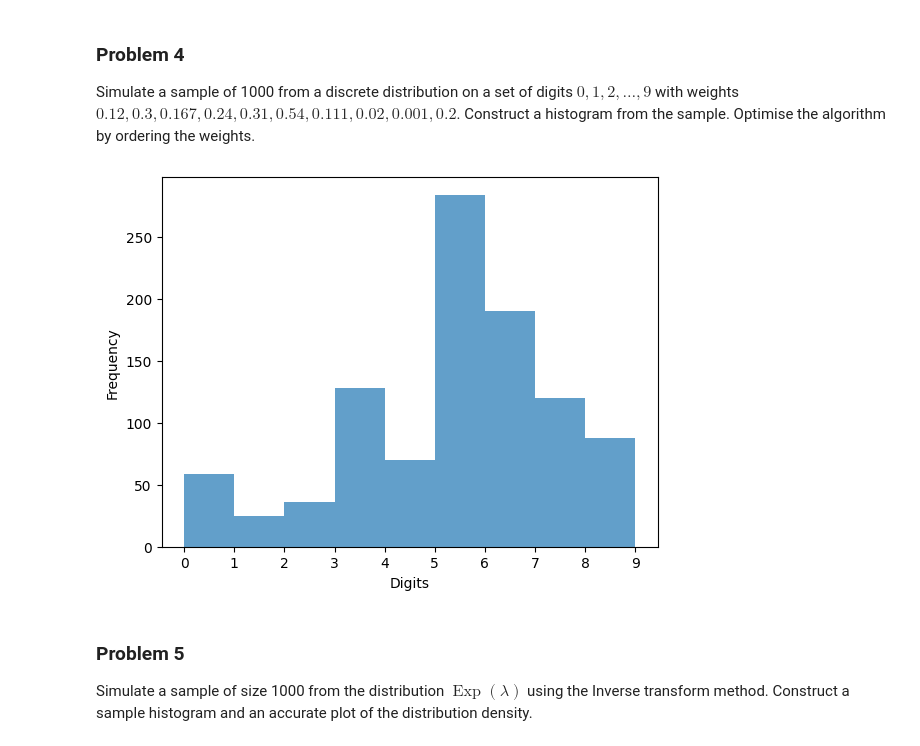
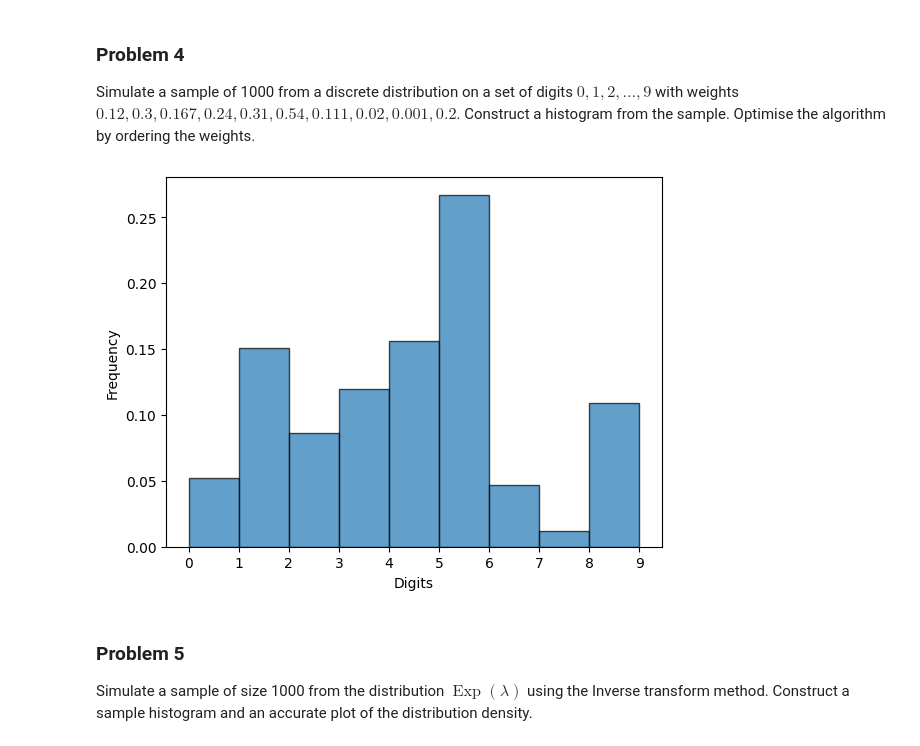
Before and after one commit to serovks/StatPrak_6sem, a Jupyter notebook: hw3.ipynb, the cells around one changed output. Cells and saved outputs as stored; diff of their text form; code cells hidden in the pictures.

```diff
--- a/hw3.ipynb
+++ b/hw3.ipynb
@@ -80,21 +99,21 @@ rng_good :  Power_divergenceResult(statistic=np.float64(8088.0), pvalue=np.float
 ### Problem 4
 Simulate a sample of 1000 from a discrete distribution on a set of digits $0, 1, 2, \ldots, 9$ with weights $0.12, 0.3, 0.167, 0.24, 0.31, 0.54, 0.111, 0.02, 0.001, 0.2$. Construct a histogram from the sample. Optimise the algorithm by ordering the weights.
 # %%
-w = np.array([rng() for _ in range(10)])
+w = np.array([0.12, 0.3, 0.167, 0.24, 0.31, 0.54, 0.111, 0.02, 0.001, 0.2])
 weights = w / sum(w) # sum weights из условия != 1
 
 digits = np.arange(10)
 sort_index = np.argsort(weights)
 
 sample = np.random.choice(digits[sort_index], size = 1000, p = weights[sort_index])
-plt.hist(sample, bins = np.arange(0, 10, 1), alpha = 0.7)
+plt.hist(sample, bins = np.arange(0, 10, 1), alpha = 0.7, density=True, edgecolor = 'black')
 
 plt.ylabel("Frequency")
 plt.xlabel("Digits")
 plt.xticks(digits)
 plt.show()
 # %% [output]
-[figure, old version]
+[figure, new version]
 # %% [markdown]
 ### Problem 5
 Simulate a sample of size 1000 from the distribution $\operatorname{Exp}(\lambda)$ using the Inverse transform method. Construct a sample histogram and an accurate plot of the distribution density.
```
Also changed, not shown: parts of 5 cells of this notebook.
